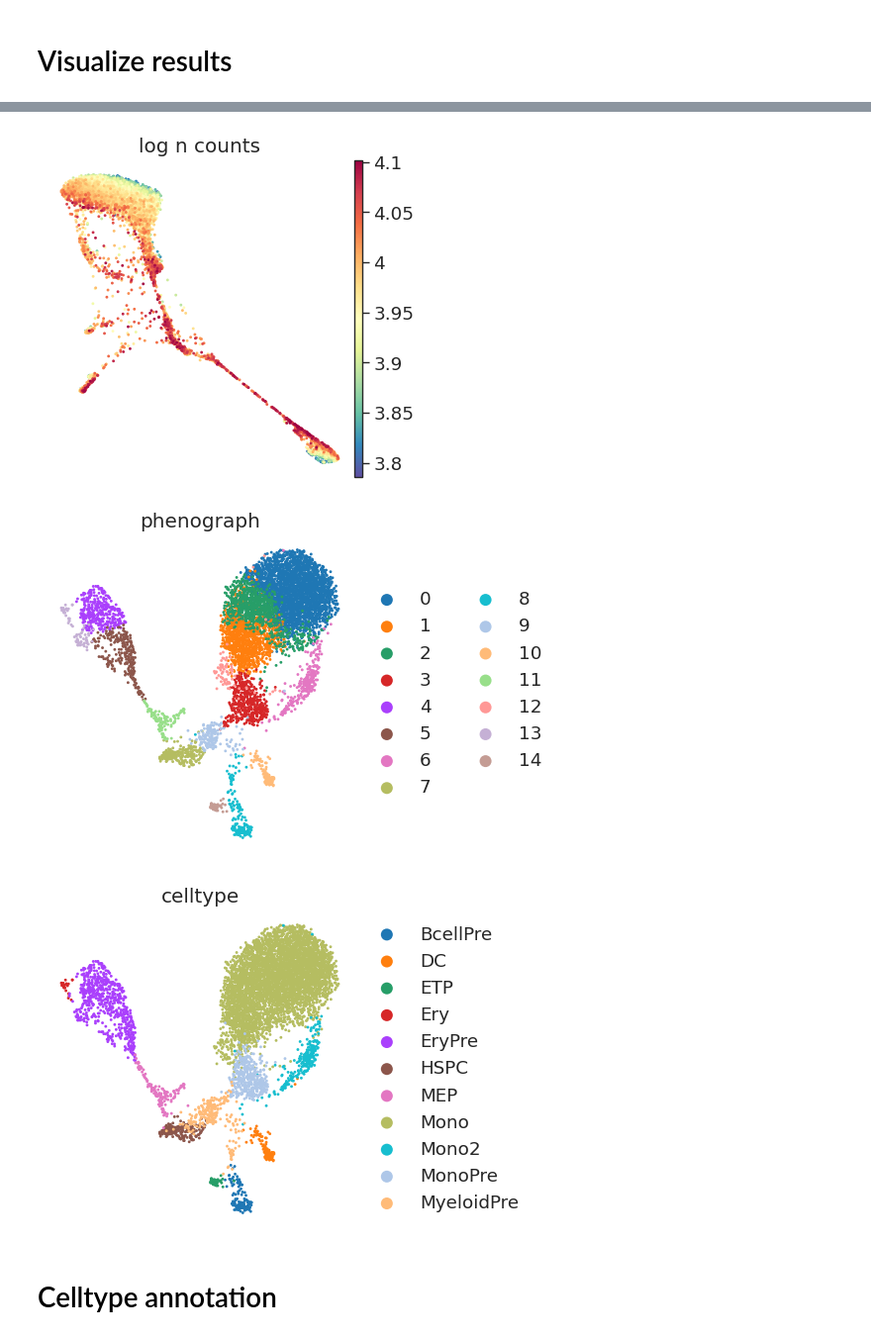
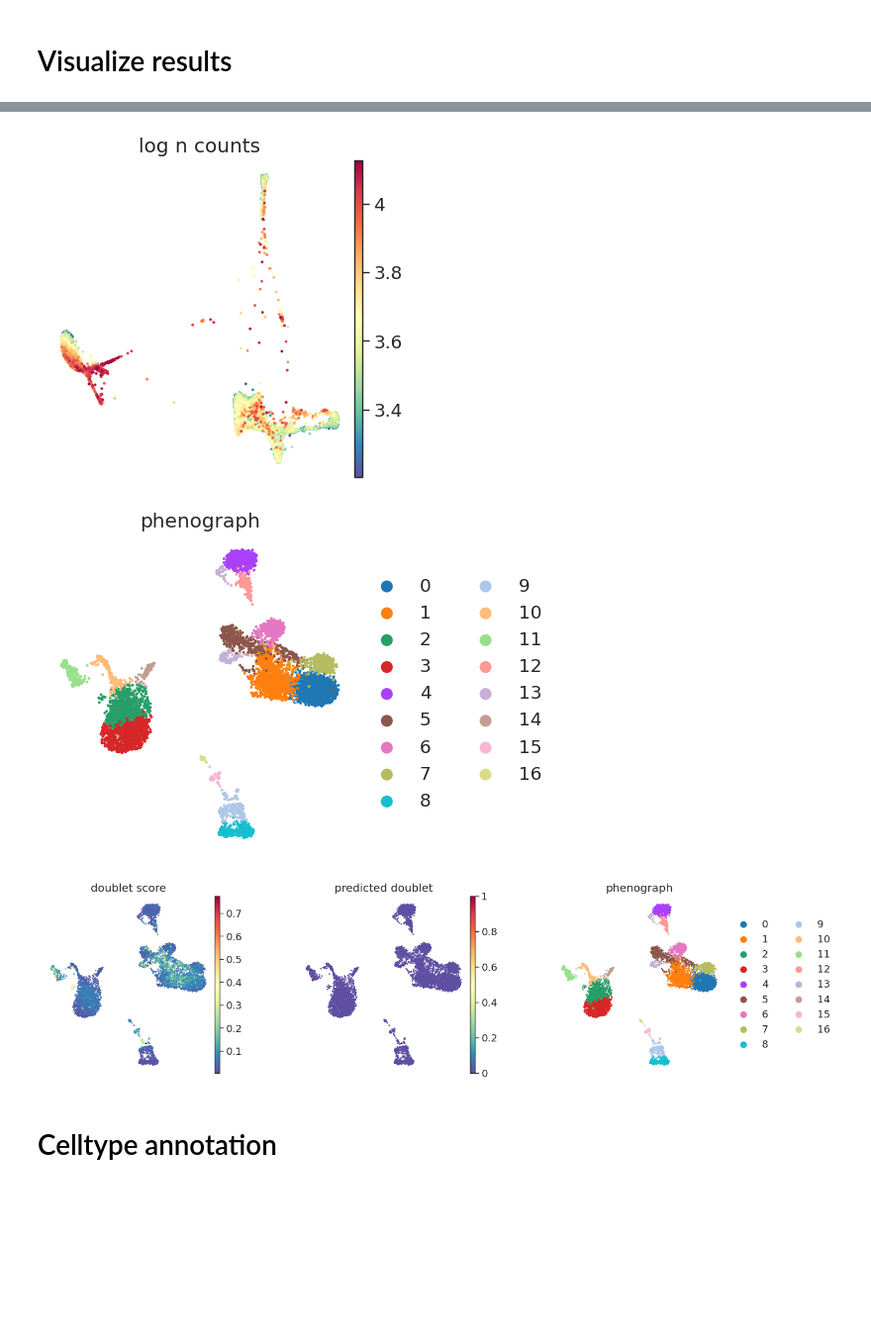
Before and after one commit to settylab/single-cell-primers, a Jupyter notebook: notebooks/PBMC-RNA-standalone.ipynb, the cells around one changed output, grey strips where cells are left out. Shown at 99% size. Drawn from its saved outputs; the diff is of its cells as text; code cells hidden in the pictures; blank space fills up the shorter version.

```diff
--- a/notebooks/PBMC-RNA-standalone.ipynb
+++ b/notebooks/PBMC-RNA-standalone.ipynb
@@ -125,8 +125,8 @@ More details on the Anndata are [here](https://anndata.readthedocs.io/en/latest/
 Lets start with loading a previously computed anndata using the `scanpy.read` function. You can download the object from [here](https://fh-pi-setty-m-eco-public.s3.us-west-2.amazonaws.com/single-cell-primers/scrna/pbmc_10x_rna_processed.h5ad). Download it to the `data/` folder.
 # %%
 # Load the 10x_pbmc.h5ad object
-data_dir = '/fh/fast/setty_m/grp/lab-datasets/bonemarrow-tcell-dep-multiome/'
-ad = sc.read(data_dir + 'bm_multiome_rna_no_bcells.h5ad')
+data_dir = '../data/'
+ad = sc.read(data_dir + 'pbmc_10x_rna_processed.h5ad')
 # %%
 # Print out the ad object
 ad
@@ -273,7 +258,7 @@ This section will start with raw data and go through the preprocessing and QC
 # %% [markdown]
 ## Load data
 # %%
-#ad = sc.read_10x_h5('data/pbmc_10k_protein_v3_filtered_feature_bc_matrix.h5')
+ad = sc.read_10x_h5(data_dir + 'pbmc_10k_protein_v3_filtered_feature_bc_matrix.h5')
 ad.var_names_make_unique()
 # %%
 ad
@@ -479,3 +454,3 @@ AnnData object with n_obs × n_vars = 7066 × 15453
 # %%
 # Imputation
-ad.obsm['MAGIC_imputed_data'] = impute_data(dm_res, ad)
+ad.obsm['MAGIC_imputed_data'] = np.array(impute_data(dm_res, ad))
@@ -490,15 +488,16 @@ sc.pl.scatter(ad, basis='umap', color='log_n_counts', frameon=False)
 # %%
 sc.pl.scatter(ad, basis='FDL', color='log_n_counts', frameon=False)
 # %% [output]
-[figure, old version]
+[figure, new version]
 # %%
 sc.pl.scatter(ad, basis='umap', color=['phenograph'], frameon=False)
 # %% [output]
-[figure, old version]
+[figure, new version]
 # %%
-sc.pl.scatter(ad, basis = 'umap', color = ['celltype'], frameon=False)
+# Doublet scores
+sc.pl.scatter(ad, basis='umap', color=['doublet_score', 'predicted_doublet', 'phenograph'], frameon=False)
 # %% [output]
-[figure, old version]
+[figure, new version]
 # %% [markdown]
 # Celltype annotation
 # %%
```
Also changed, not shown: parts of 40 cells of this notebook.
